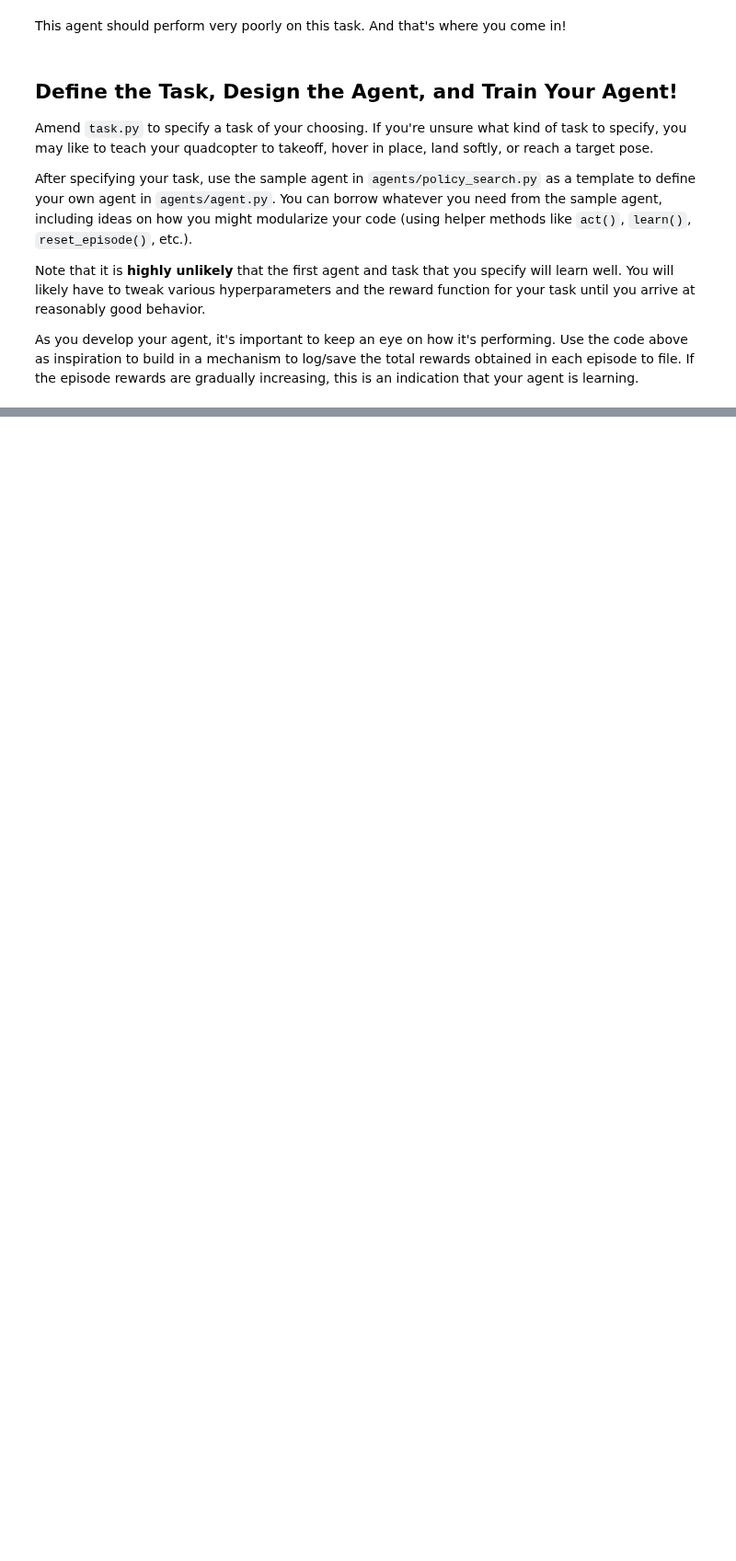
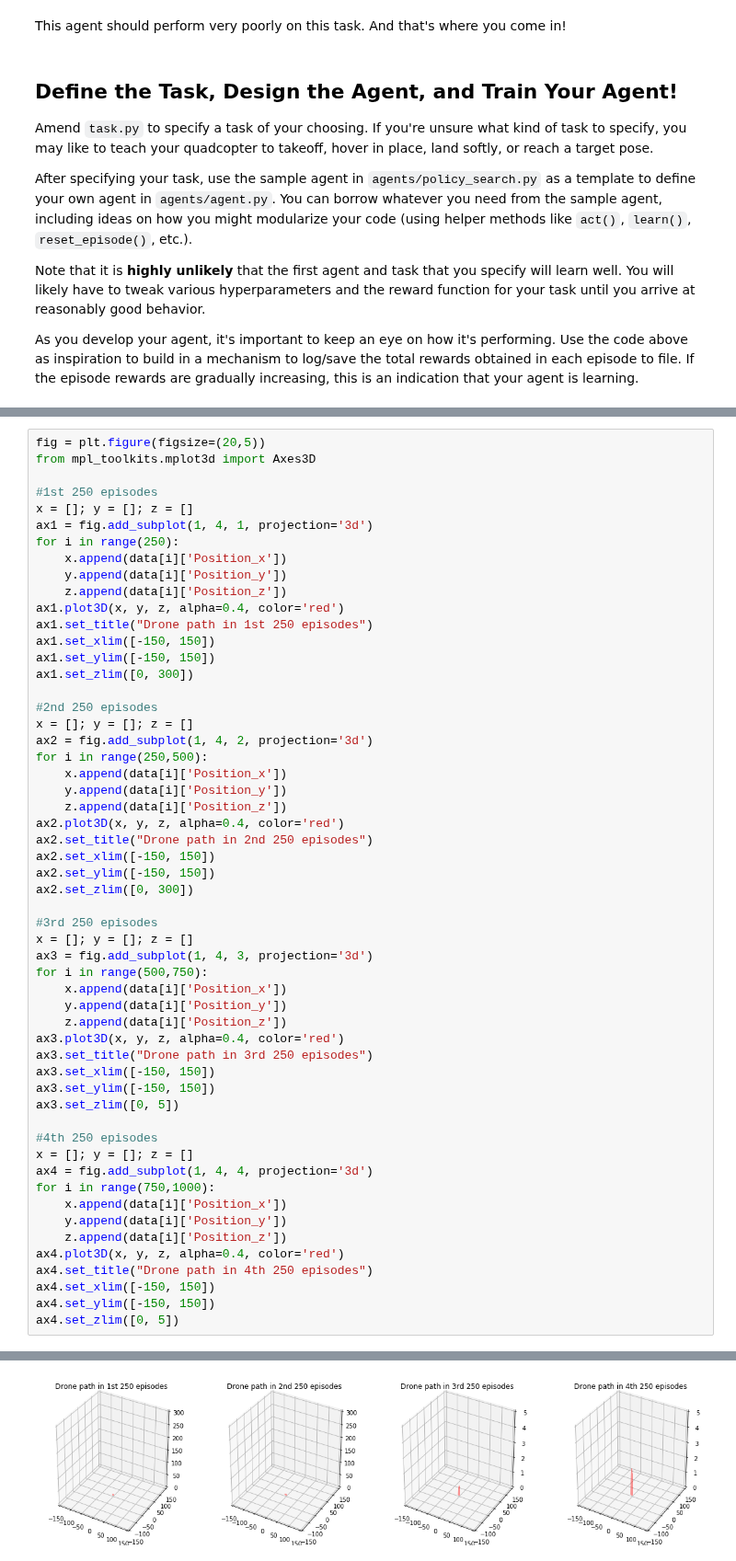
Before and after one commit to eslambakr/Teach_Quadcopter_How_To_Fly, a Jupyter notebook: Quadcopter_Project.ipynb, the cells around one changed output, grey strips where cells are left out. Shown at 92% size. Saved outputs shown, nothing was run; the diff lists cells and outputs as text; blank space fills up the shorter version.

```diff
--- a/Quadcopter_Project.ipynb
+++ b/Quadcopter_Project.ipynb
@@ -199,0 +307,56 @@ As you develop your agent, it's important to keep an eye on how it's performing.
+# %%
+fig = plt.figure(figsize=(20,5))
+from mpl_toolkits.mplot3d import Axes3D
+
+#1st 250 episodes
+x = []; y = []; z = []
+ax1 = fig.add_subplot(1, 4, 1, projection='3d')
+for i in range(250):
+    x.append(data[i]['Position_x'])
+    y.append(data[i]['Position_y'])
+    z.append(data[i]['Position_z'])
+ax1.plot3D(x, y, z, alpha=0.4, color='red')
+ax1.set_title("Drone path in 1st 250 episodes")
+ax1.set_xlim([-150, 150])
+ax1.set_ylim([-150, 150])
+ax1.set_zlim([0, 300])
+
+#2nd 250 episodes
+x = []; y = []; z = []
+ax2 = fig.add_subplot(1, 4, 2, projection='3d')
+for i in range(250,500):
+    x.append(data[i]['Position_x'])
+    y.append(data[i]['Position_y'])
+    z.append(data[i]['Position_z'])
+ax2.plot3D(x, y, z, alpha=0.4, color='red')
+ax2.set_title("Drone path in 2nd 250 episodes")
+ax2.set_xlim([-150, 150])
+ax2.set_ylim([-150, 150])
+ax2.set_zlim([0, 300])
+
+#3rd 250 episodes
+x = []; y = []; z = []
+ax3 = fig.add_subplot(1, 4, 3, projection='3d')
+for i in range(500,750):
+    x.append(data[i]['Position_x'])
+    y.append(data[i]['Position_y'])
+    z.append(data[i]['Position_z'])
+ax3.plot3D(x, y, z, alpha=0.4, color='red')
+ax3.set_title("Drone path in 3rd 250 episodes")
+ax3.set_xlim([-150, 150])
+ax3.set_ylim([-150, 150])
+ax3.set_zlim([0, 5])
+
+#4th 250 episodes
+x = []; y = []; z = []
+ax4 = fig.add_subplot(1, 4, 4, projection='3d')
+for i in range(750,1000):
+    x.append(data[i]['Position_x'])
+    y.append(data[i]['Position_y'])
+    z.append(data[i]['Position_z'])
+ax4.plot3D(x, y, z, alpha=0.4, color='red')
+ax4.set_title("Drone path in 4th 250 episodes")
+ax4.set_xlim([-150, 150])
+ax4.set_ylim([-150, 150])
+ax4.set_zlim([0, 5])
+# %% [output]
@@ -200 +364,2 @@ As you develop your agent, it's important to keep an eye on how it's performing.
+[figure, added]
 # %% [markdown]
```
Also changed, not shown: parts of 30 cells of this notebook, 8 other files.
